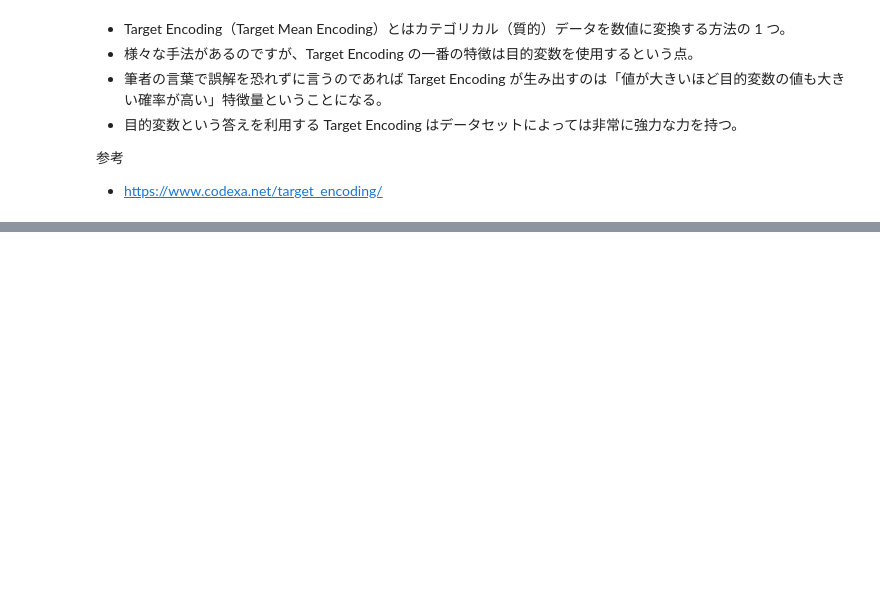
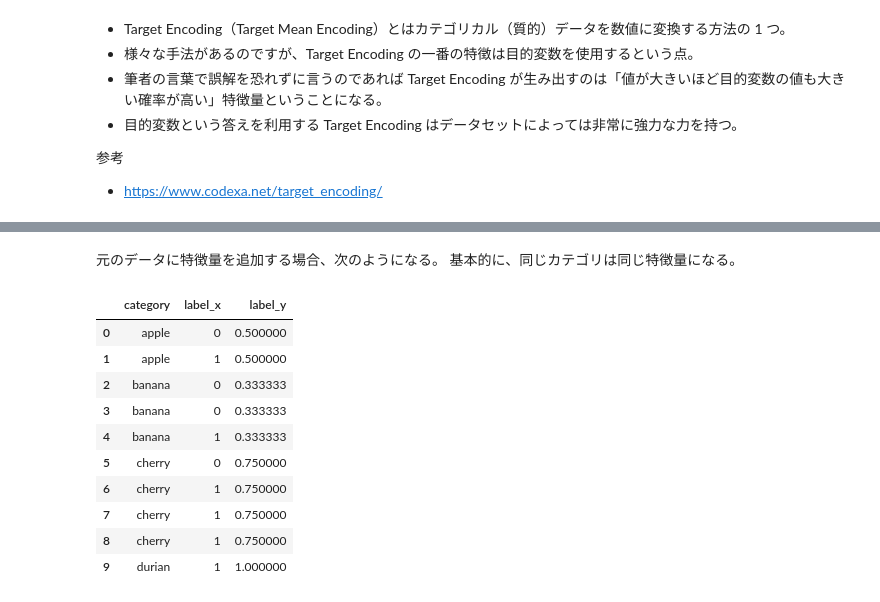
Before and after one commit to morinota/H_and_M_Personalized_Fashion_Recommendations, a Jupyter notebook: feature/target_encoding.ipynb, the cells around one changed output, grey strips where cells are left out. Saved outputs shown, nothing was run; the diff lists cells and outputs as text; code cells hidden in the pictures; blank space fills up the shorter version.

```diff
--- a/feature/target_encoding.ipynb
+++ b/feature/target_encoding.ipynb
@@ -178,0 +209,14 @@ Freq: MS, Name: customer_id_short, dtype: int64
+# %%
+data = {
+'category': ['apple', 'apple',
+'banana', 'banana', 'banana',
+'cherry', 'cherry', 'cherry', 'cherry',
+'durian'],
+'label': [0, 1,
+0, 0, 1,
+0, 1, 1, 1,
+1],
+}
+
+df = pd.DataFrame(data=data)
+df
@@ -178,0 +243,3 @@ Freq: MS, Name: customer_id_short, dtype: int64
+# %%
+ts = df.groupby('category', as_index=False).agg({'label': 'mean'})
+ts
@@ -178,0 +252,16 @@ Freq: MS, Name: customer_id_short, dtype: int64
+# %% [markdown]
+元のデータに特徴量を追加する場合、次のようになる。 基本的に、同じカテゴリは同じ特徴量になる。
+# %%
+pd.merge(df, ts, on='category', how='left')
+# %% [output]
+|  | category | label_x | label_y |
+| 0 | apple | 0 | 0.500000 |
+| 1 | apple | 1 | 0.500000 |
+| 2 | banana | 0 | 0.333333 |
+| 3 | banana | 0 | 0.333333 |
+| 4 | banana | 1 | 0.333333 |
+| 5 | cherry | 0 | 0.750000 |
+| 6 | cherry | 1 | 0.750000 |
+| 7 | cherry | 1 | 0.750000 |
+| 8 | cherry | 1 | 0.750000 |
+| 9 | durian | 1 | 1.000000 |
```
Also changed, not shown: parts of 50 cells of this notebook, 1 other file.
